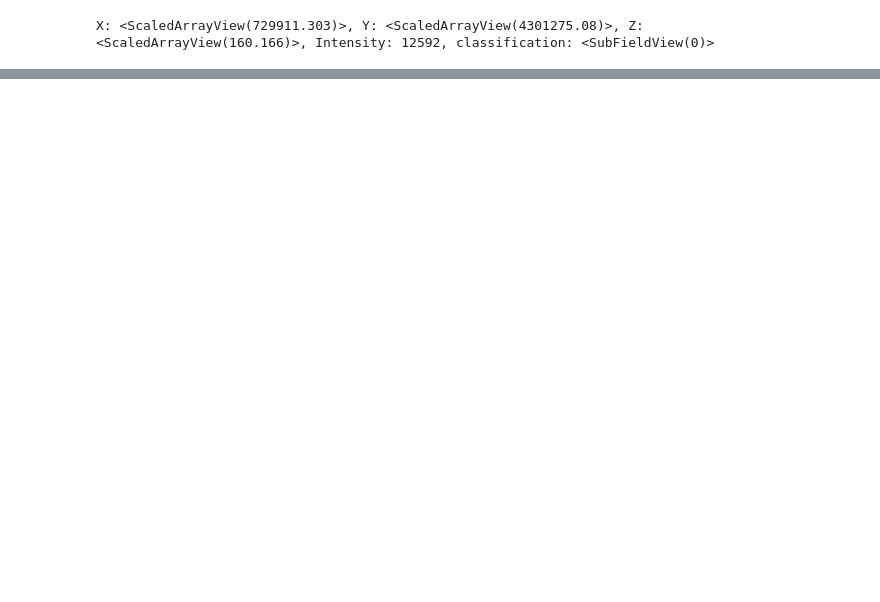
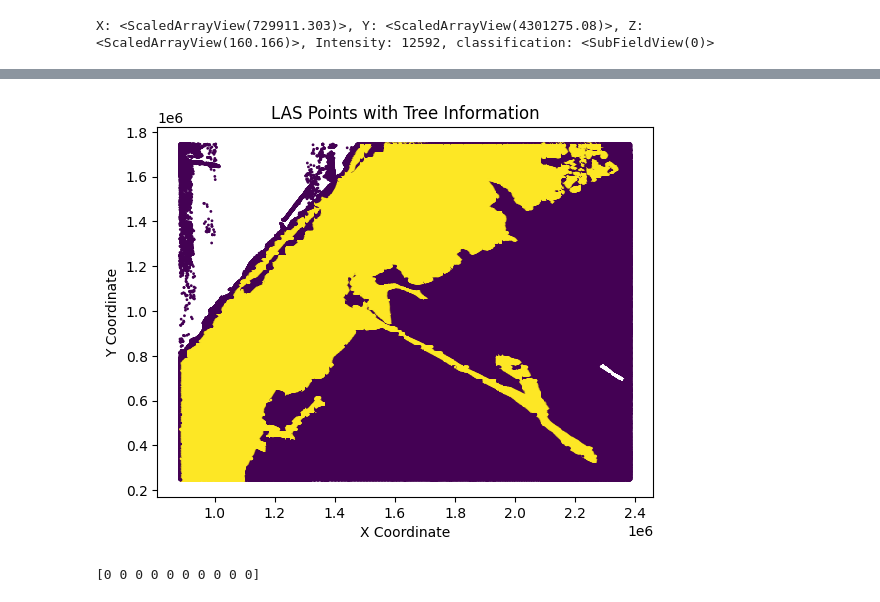
Before and after one commit to esatozholcek/Tree-Classification-Point-Cloud, a Jupyter notebook: project.ipynb, the cells around one changed output, grey strips where cells are left out. Cells and saved outputs as stored; diff of their text form; code cells hidden in the pictures; blank space fills up the shorter version.

```diff
--- a/project.ipynb
+++ b/project.ipynb
@@ -120,0 +230,9 @@ with fiona.open("data/SaintLouisTrees/SaintLouisTrees.shp") as shapefile:
+# %%
+ground_truth_size = ground_truth.shape[0]
+
+las_min_x, las_max_x = las_file.X.min(), las_file.X.max()
+las_min_y, las_max_y = las_file.Y.min(), las_file.Y.max()
+
+print("min and max values of points in las file")
+print(f"Min X: {las_min_x}, Max X: {las_max_x}, range: {(las_max_x - las_min_x)}")
+print(f"Min Y: {las_min_y}, Max Y: {las_max_y}, range: {las_max_y - las_min_y}")
@@ -120,0 +267,24 @@ with fiona.open("data/SaintLouisTrees/SaintLouisTrees.shp") as shapefile:
+# %%
+# Normalize LAS coordinates to match the range of the ground truth image
+normalized_x = ((df.X - df.X.min()) / (df.X.max() - df.X.min()) * (ground_truth.shape[1] - 1))
+normalized_y = ground_truth_size - ((df.Y - df.Y.min()) / (df.Y.max() - df.Y.min()) * (ground_truth.shape[0] - 1)) -1
+
+print(normalized_x.max(), normalized_x.min())
+
+# Round to the nearest integer to get pixel indices
+pixel_indices_x = np.round(normalized_x).astype(int)
+pixel_indices_y = np.round(normalized_y).astype(int)
+
+print()
+print((pixel_indices_x[(df[df['X'] > 890000]['X'].min()) & (df.Y.min())]))
+print()
+
+print((pixel_indices_x[df.Y.min()]))
+print(pixel_indices_x[:5])
+print((pixel_indices_x.max(), pixel_indices_x.min()))
+print((pixel_indices_y.max(), pixel_indices_y.min()))
+
+# Map LAS points to ground truth values
+df["is_tree"] = thresh[pixel_indices_y, pixel_indices_x]
+print(df["is_tree"][278])
+print(thresh[3000][10])
@@ -120,0 +307,28 @@ with fiona.open("data/SaintLouisTrees/SaintLouisTrees.shp") as shapefile:
+# %%
+plt.scatter(df.X, df.Y, c=df.is_tree, cmap='viridis', s=1)  # Adjust the colormap as needed
+plt.xlabel("X Coordinate")
+plt.ylabel("Y Coordinate")
+plt.title("LAS Points with Tree Information")
+plt.show()
+# %% [output]
+[figure, added]
+# %%
+# Map LAS coordinates to pixel coordinates
+x_pixels = np.floor((df["X"] - las_min_x) / (las_max_x - las_min_x) * (ground_truth_size - ground_truth_size)).astype(int)
+y_pixels = np.floor((df["Y"] - las_min_y) / (las_max_y - las_min_y) * (ground_truth_size - ground_truth_size)).astype(int)
+
+# Filter points within the valid pixel range
+valid_points_mask = np.logical_and.reduce([
+    (x_pixels >= 0), (x_pixels < ground_truth_size),
+    (y_pixels >= 0), (y_pixels < ground_truth_size)
+])
+
+# Extract pixel values corresponding to LAS points
+pixel_values = ground_truth[y_pixels[valid_points_mask], x_pixels[valid_points_mask]]
+
+# Now, 'pixel_values' contains the pixel values corresponding to LAS points
+
+# Example: Print the first 10 pixel values
+print(pixel_values[:10])
+# %% [output]
+[0 0 0 0 0 0 0 0 0 0]
```
Also changed, not shown: parts of 34 cells of this notebook, 6 other files.
